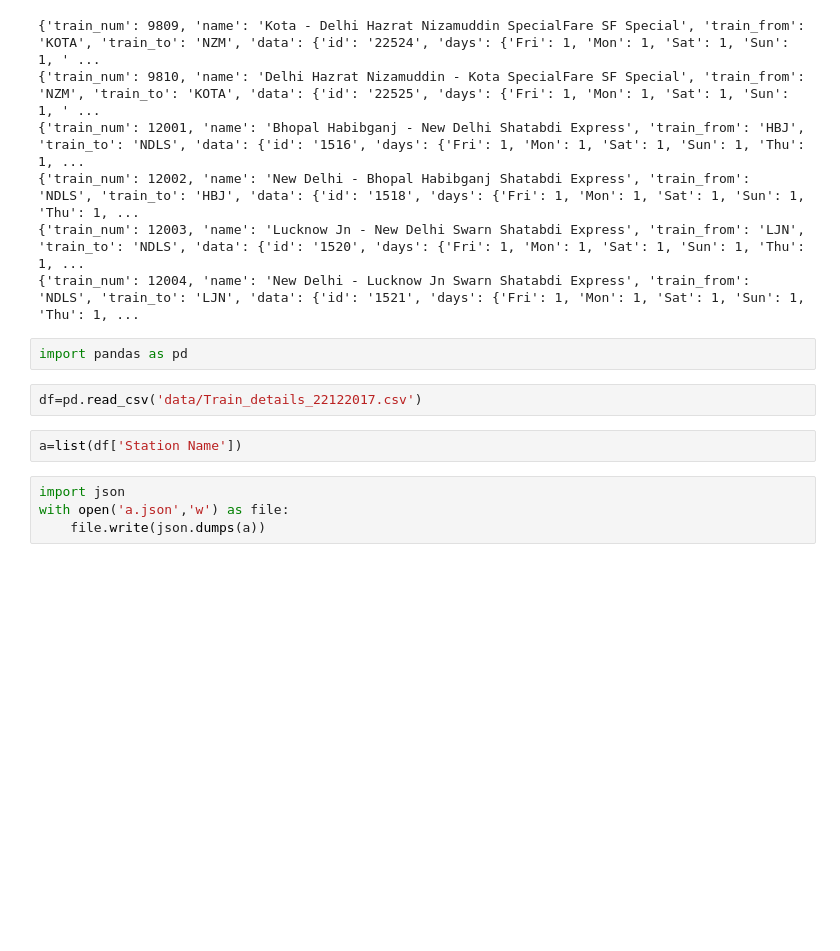
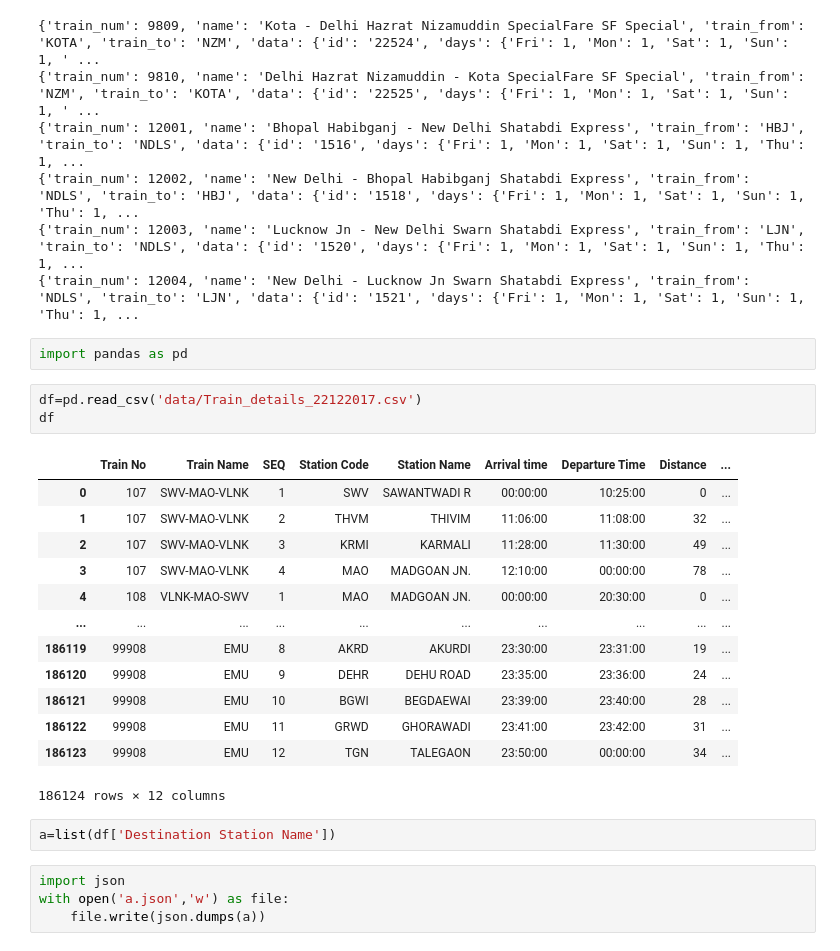
Before and after one commit to PyByAnshul/MyTrain, a Jupyter notebook: app.ipynb, the cells around one changed output. Drawn from its saved outputs; the diff is of its cells as text; blank space fills up the shorter version.

```diff
--- a/app.ipynb
+++ b/app.ipynb
@@ -34,8 +34,23 @@ for i in a:
 import pandas as pd
 # %%
 df=pd.read_csv('data/Train_details_22122017.csv')
+df
+# %% [output]
+|  | Train No | Train Name | SEQ | Station Code | Station Name | Arrival time | Departure Time | Distance | ... |
+| 0 | 107 | SWV-MAO-VLNK | 1 | SWV | SAWANTWADI R | 00:00:00 | 10:25:00 | 0 | ... |
+| 1 | 107 | SWV-MAO-VLNK | 2 | THVM | THIVIM | 11:06:00 | 11:08:00 | 32 | ... |
+| 2 | 107 | SWV-MAO-VLNK | 3 | KRMI | KARMALI | 11:28:00 | 11:30:00 | 49 | ... |
+| 3 | 107 | SWV-MAO-VLNK | 4 | MAO | MADGOAN JN. | 12:10:00 | 00:00:00 | 78 | ... |
+| 4 | 108 | VLNK-MAO-SWV | 1 | MAO | MADGOAN JN. | 00:00:00 | 20:30:00 | 0 | ... |
+| ... | ... | ... | ... | ... | ... | ... | ... | ... | ... |
+| 186119 | 99908 | EMU | 8 | AKRD | AKURDI | 23:30:00 | 23:31:00 | 19 | ... |
+| 186120 | 99908 | EMU | 9 | DEHR | DEHU ROAD | 23:35:00 | 23:36:00 | 24 | ... |
+| 186121 | 99908 | EMU | 10 | BGWI | BEGDAEWAI | 23:39:00 | 23:40:00 | 28 | ... |
+| 186122 | 99908 | EMU | 11 | GRWD | GHORAWADI | 23:41:00 | 23:42:00 | 31 | ... |
+| 186123 | 99908 | EMU | 12 | TGN | TALEGAON | 23:50:00 | 00:00:00 | 34 | ... |
+186124 rows × 12 columns
 # %%
-a=list(df['Station Name'])
+a=list(df['Destination Station Name'])
 # %%
 import json
 with open('a.json','w') as file:
```
Also changed, not shown: parts of 11 cells of this notebook, 18 other files.
